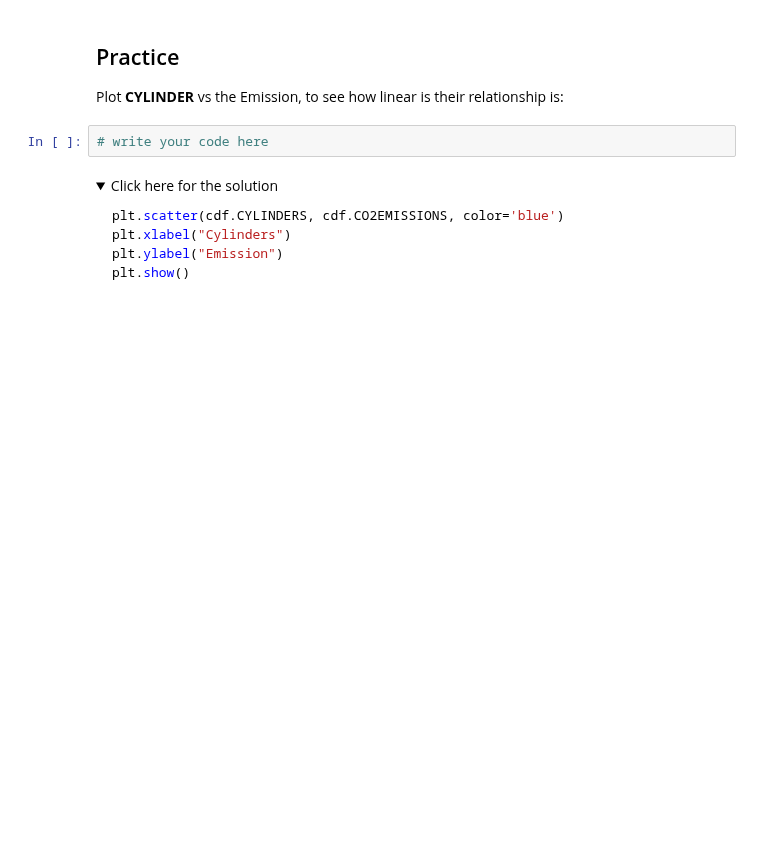
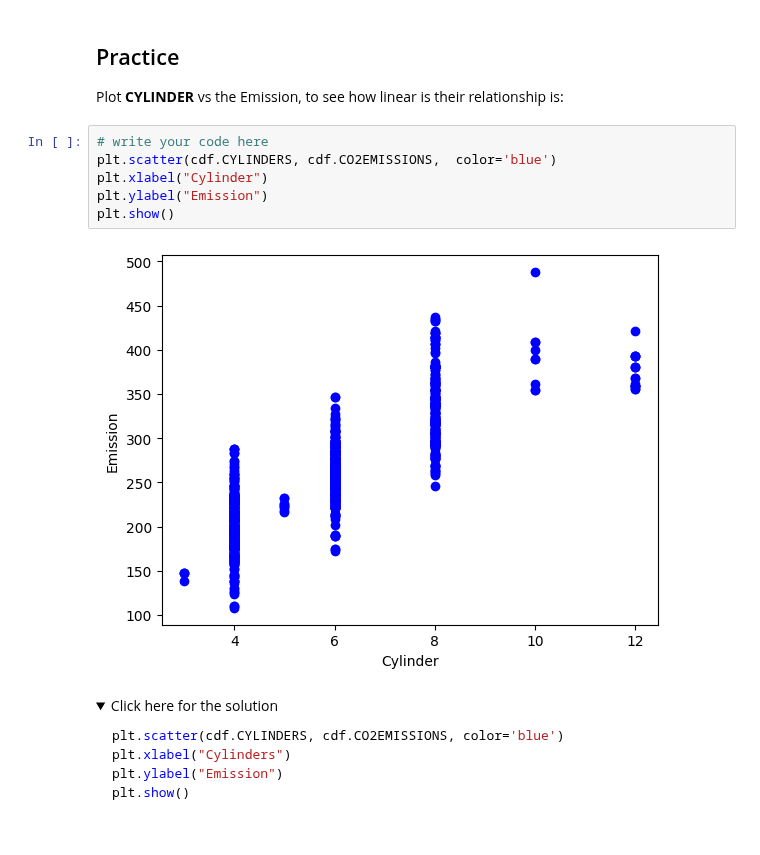
Before and after one commit to CxLos/IBM-Practice-Labs, a Jupyter notebook: 12. Machine Learning with Python/module 2 - Regression/labs/ML0101EN-Reg-Simple-Linear-Regression-Co2.ipynb, the cells around one changed output. Saved outputs shown, nothing was run; the diff lists cells and outputs as text; folded sections open; blank space fills up the shorter version.

```diff
--- a/12. Machine Learning with Python/module 2 - Regression/labs/ML0101EN-Reg-Simple-Linear-Regression-Co2.ipynb
+++ b/12. Machine Learning with Python/module 2 - Regression/labs/ML0101EN-Reg-Simple-Linear-Regression-Co2.ipynb
@@ -136,8 +140,14 @@ plt.show()
 # %% [markdown]
 ## Practice
 Plot __CYLINDER__ vs the Emission, to see how linear is their relationship is:
-# %%
-# write your code here
+# %%
+# write your code here
+plt.scatter(cdf.CYLINDERS, cdf.CO2EMISSIONS,  color='blue')
+plt.xlabel("Cylinder")
+plt.ylabel("Emission")
+plt.show()
+# %% [output]
+[figure, added]
 # %% [markdown]
 <details><summary>Click here for the solution</summary>
 
```
Also changed, not shown: parts of 13 cells of this notebook, 3 other files.
